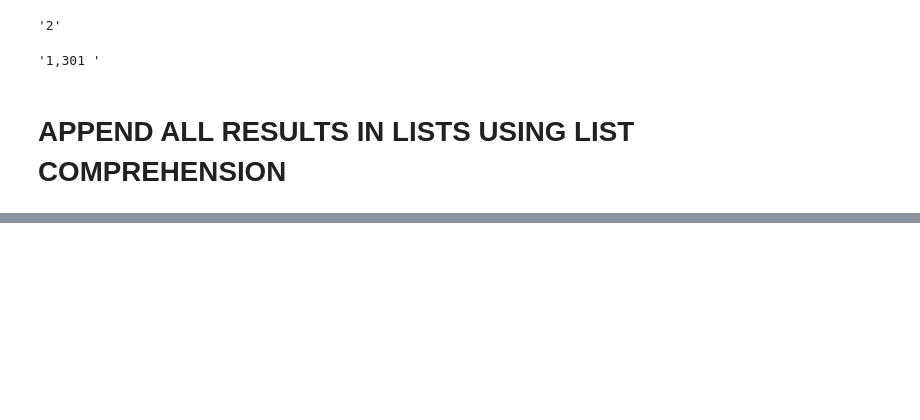
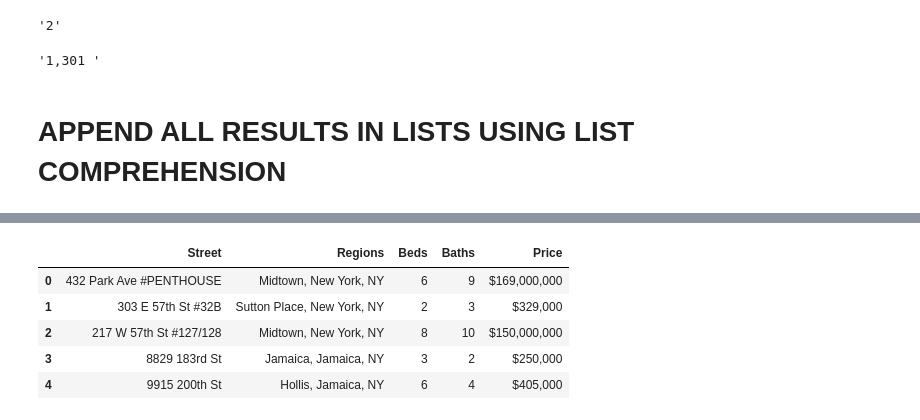
Before and after one commit to HariPrasad-1999/Web-Scrapping, a Jupyter notebook: Trulia_Real_Estate/Trulia_Real_Estate_Web_Scrapping.ipynb, the cells around one changed output, grey strips where cells are left out. Drawn from its saved outputs; the diff is of its cells as text; code cells hidden in the pictures; blank space fills up the shorter version.

```diff
--- a/Trulia_Real_Estate/Trulia_Real_Estate_Web_Scrapping.ipynb
+++ b/Trulia_Real_Estate/Trulia_Real_Estate_Web_Scrapping.ipynb
@@ -152,0 +181,41 @@ real_estate.to_excel('Trulia_Real_Estate.xlsx',index=False)
+# %%
+# Website Request - Code for Scrapping Multiple Pages
+
+for i in range(1,4):
+  website=requests.get('https://www.trulia.com/NY/New_York/' +str(i)+ '_p/')
+
+  # Create soup object
+  soup=BeautifulSoup(website.content,'html.parser')
+
+  # Result
+  result=soup.find_all('li',{'class':'SearchResultsList__WideCell-b7y9ki-2'})
+
+
+  # Update Results
+
+  results_update=[]
+
+  for r in result:
+    if r.has_attr('data-testid'):
+      results_update.append(r)
+
+
+
+  streets=[result.find('div',{'data-testid':'property-street'}).get_text() for result in results_update]
+  pricing=[result.find('div',{'data-testid':'property-price'}).get_text() for result in results_update]
+  regions=[result.find('div',{'data-testid':'property-region'}).get_text() for result in results_update]
+  bed=[result.find('div',{'data-testid':'property-beds'}).get_text().replace("bd",'') for result in results_update]
+  bathroom=[result.find('div',{'data-testid':'property-baths'}).get_text().replace("ba",'') for result in results_update]
+
+
+  for k in range(len(streets)):
+    real_estate_multiple=real_estate_multiple.append({'Street':streets[k],'Regions':regions[k],'Beds':bed[k],'Baths':bathroom[k],'Price':pricing[k]},ignore_index=True)
+# %%
+  real_estate_multiple.head()
+# %% [output]
+|  | Street | Regions | Beds | Baths | Price |
+| 0 | 432 Park Ave #PENTHOUSE | Midtown, New York, NY | 6 | 9 | $169,000,000 |
+| 1 | 303 E 57th St #32B | Sutton Place, New York, NY | 2 | 3 | $329,000 |
+| 2 | 217 W 57th St #127/128 | Midtown, New York, NY | 8 | 10 | $150,000,000 |
+| 3 | 8829 183rd St | Jamaica, Jamaica, NY | 3 | 2 | $250,000 |
+| 4 | 9915 200th St | Hollis, Jamaica, NY | 6 | 4 | $405,000 |
```
Also changed, not shown: parts of 7 cells of this notebook, 1 other file.
